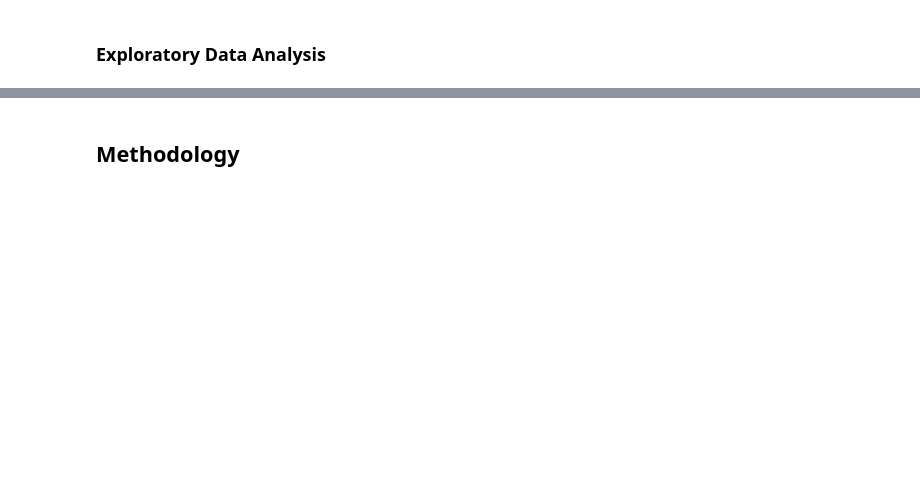
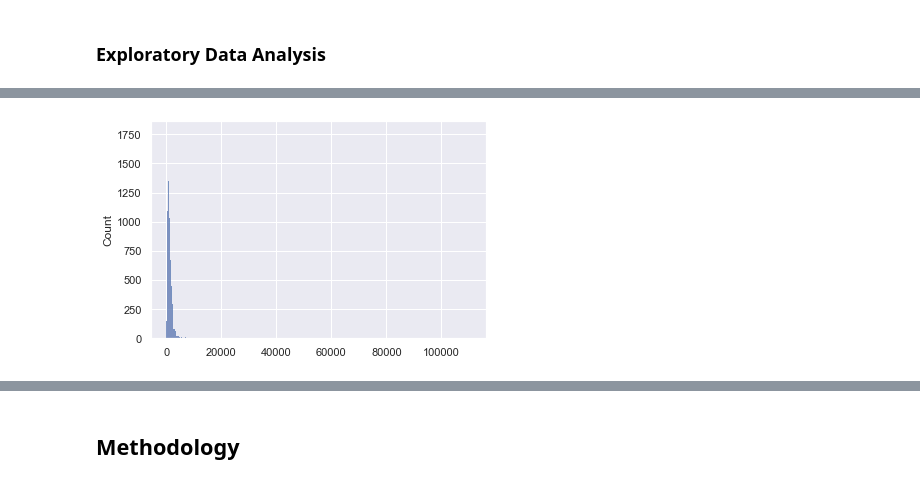
Before and after one commit to lucasresck/machine-learning, a Jupyter notebook: notebooks/a2_assignment.ipynb, the cells around one changed output, grey strips where cells are left out. Saved outputs shown, nothing was run; the diff lists cells and outputs as text; code cells hidden in the pictures; blank space fills up the shorter version.

```diff
--- a/notebooks/a2_assignment.ipynb
+++ b/notebooks/a2_assignment.ipynb
@@ -96,0 +117,4 @@ plt.ylabel('Nº of citations');
+# %%
+df = pd.concat(dfs, ignore_index=True)
+df = df[~df.title.duplicated()].reset_index(drop=True)
+df
@@ -96,0 +135,6 @@ plt.ylabel('Nº of citations');
+# %%
+counts = np.array(df.raw_text.apply(lambda x: len(x.split())).to_list())
+# %%
+sns.histplot(data=counts);
+# %% [output]
+[figure, added]
```
Also changed, not shown: parts of 40 cells of this notebook.
